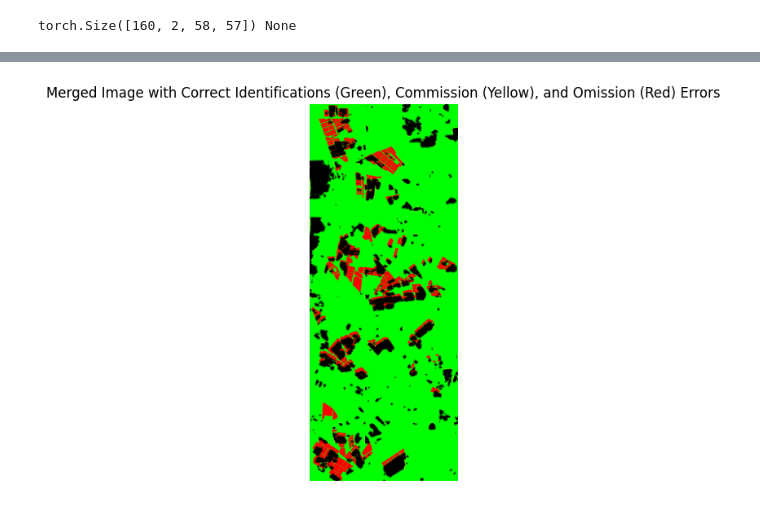
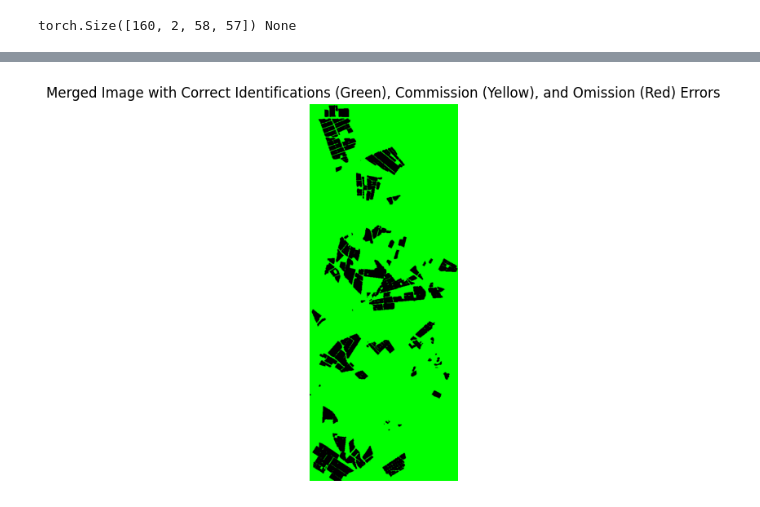
Before and after one commit to inesbsilveira/2nd-semester-2023, a Jupyter notebook: 20230921_IS_MC_image_segmentation.ipynb, the cells around one changed output, grey strips where cells are left out. Drawn from its saved outputs; the diff is of its cells as text; code cells hidden in the pictures.

```diff
--- a/20230921_IS_MC_image_segmentation.ipynb
+++ b/20230921_IS_MC_image_segmentation.ipynb
@@ -550,11 +589,11 @@ print(report)
 # %%
 # Comission and Omission Errors
 # Load the ground truth TIFF mask and predicted PNG mask
-with rasterio.open(os.path.join(directory, 'mask_3763_reclass_bin.tif')) as tiff_mask:
-    ground_truth_mask = tiff_mask.read(1)  # Assuming it's a one-band TIFF
-#ground_truth_mask = Image.open(os.path.join(label_folder, 'merged_masks_20_1309.png'))
+#with rasterio.open(os.path.join(directory, 'mask_3763_reclass_bin.tif')) as tiff_mask:
+#    ground_truth_mask = tiff_mask.read(1)  # Assuming it's a one-band TIFF
+ground_truth_mask = Image.open(os.path.join(label_folder, 'merge_image_13_2009.png'))
 resized_predicted_mask = convert_and_resize_pred_mask(predicted_folder, 'resized_predicted_mask_30_1909.png', 'merge_predicted_30_1909.png')
 
 comission_omission_erros (ground_truth_mask, resized_predicted_mask, predicted_folder, 'comission_omission.png')
 # %% [output]
-[figure, old version]
+[figure, new version]
```
Also changed, not shown: parts of 17 cells of this notebook.
